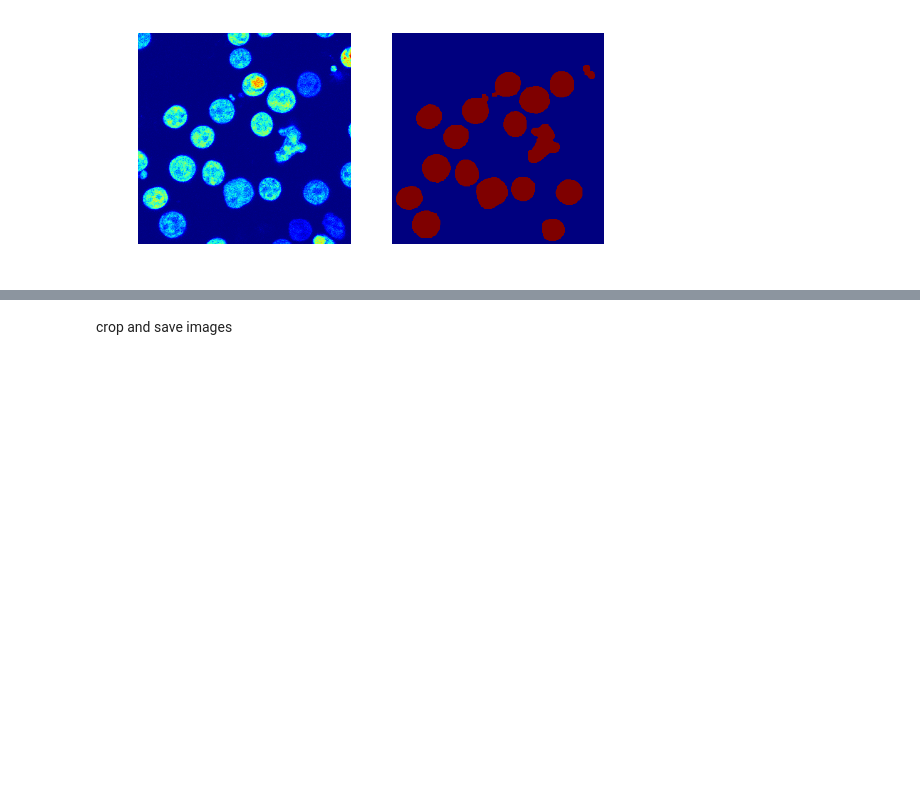
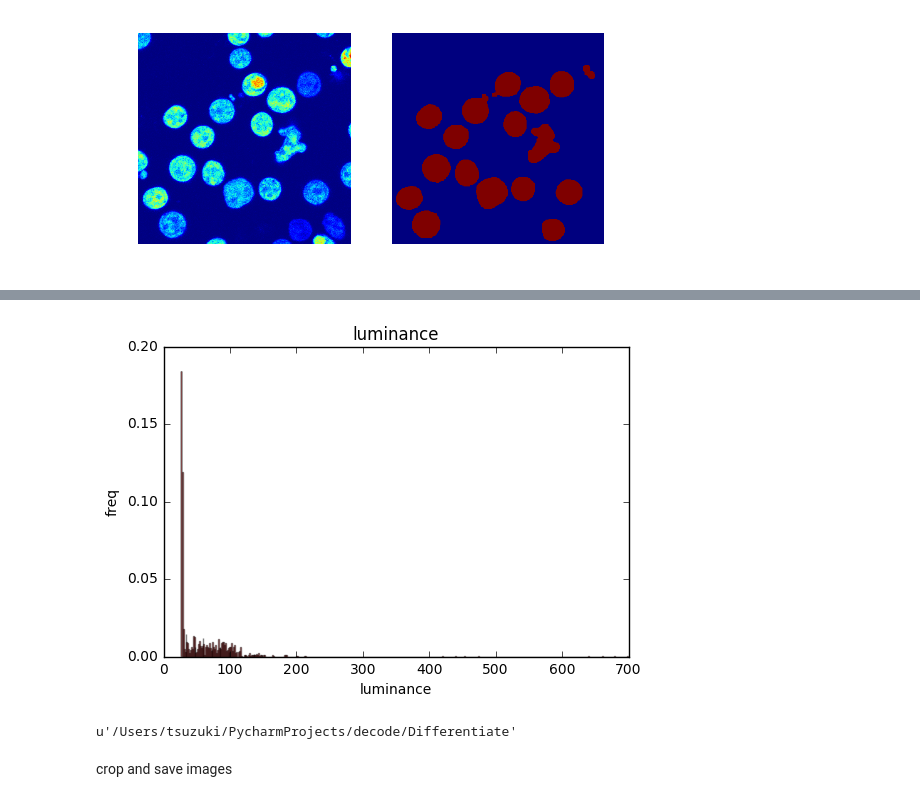
Before and after one commit to TakuTsuzuki/decode_project, a Jupyter notebook: cell_segmentation-demo.ipynb, the cells around one changed output, grey strips where cells are left out. Saved outputs shown, nothing was run; the diff lists cells and outputs as text; code cells hidden in the pictures; blank space fills up the shorter version.

```diff
--- a/cell_segmentation-demo.ipynb
+++ b/cell_segmentation-demo.ipynb
@@ -180,3 +249,24 @@ ax2.imshow(labels)
+# %%
+lumi_mix = maker_luminance(mix)
+# %%
+fig = plt.figure()
+ax1 = fig.add_subplot(1,1,1)
+
+ax1.hist(lumi_mix, bins=500, normed=True, color='red',alpha=0.5, label="mix")
+ax1.set_title('luminance')
+ax1.set_xlabel('luminance')
+ax1.set_ylabel('freq')
+
+ax.grid(True)
+ax.legend(loc="upper right")
+
+fig.show()
+# %% [output]
+[figure, added]
+# %%
+pwd
+# %% [output]
+u'/Users/tsuzuki/PycharmProjects/decode/Differentiate'
 # %% [markdown]
 crop and save images
 # %%
```
Also changed, not shown: parts of 12 cells of this notebook.
